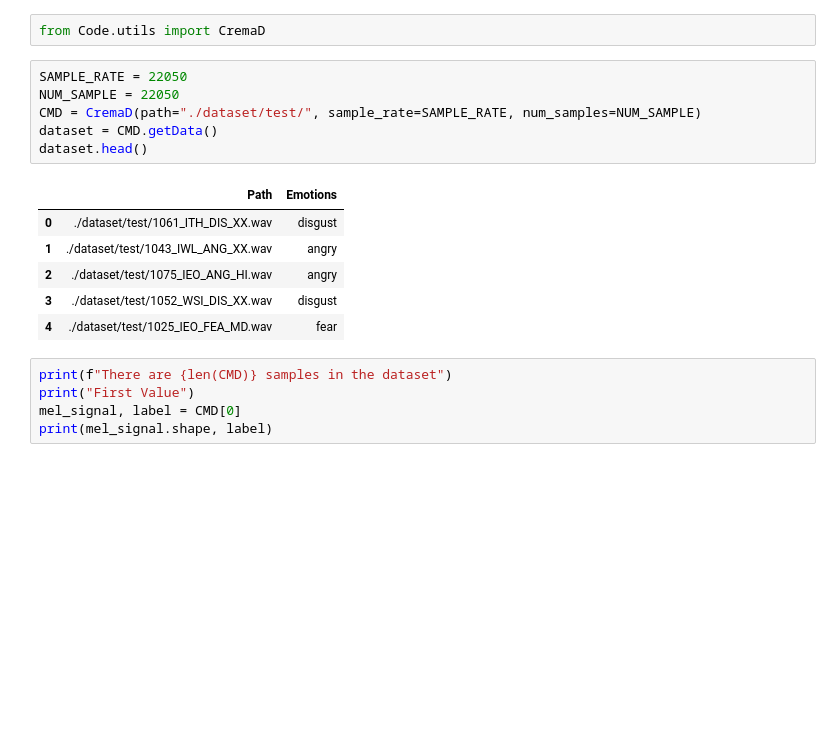
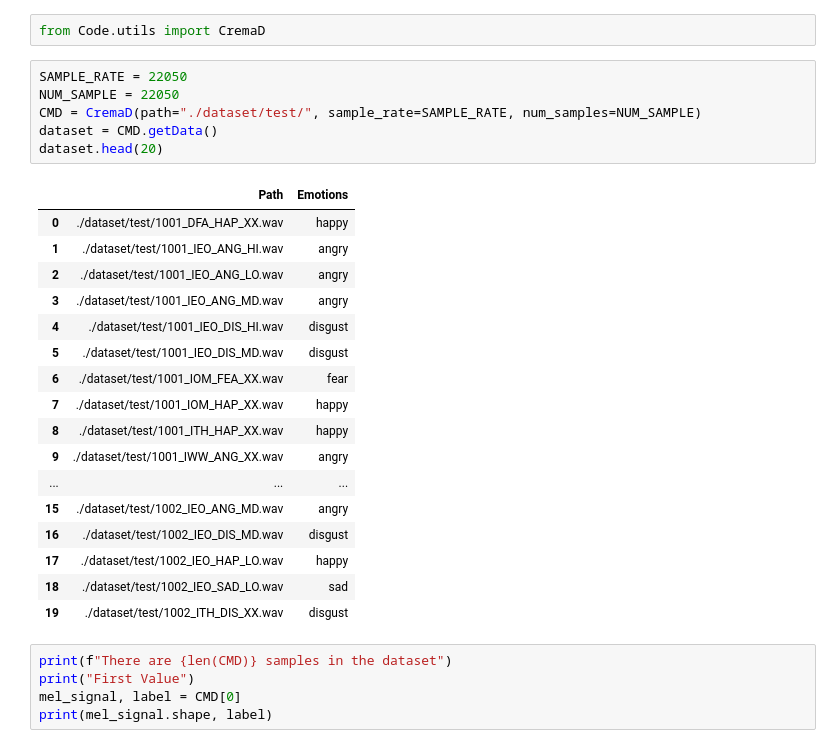
Before and after one commit to satria-ui/TugasAkhir2023, a Jupyter notebook: script/main.ipynb, the cells around one changed output. Saved outputs shown, nothing was run; the diff lists cells and outputs as text; blank space fills up the shorter version.

```diff
--- a/script/main.ipynb
+++ b/script/main.ipynb
@@ -3,16 +3,27 @@ from Code.utils import CremaD
 # %%
 SAMPLE_RATE = 22050
 NUM_SAMPLE = 22050
 CMD = CremaD(path="./dataset/test/", sample_rate=SAMPLE_RATE, num_samples=NUM_SAMPLE)
 dataset = CMD.getData()
-dataset.head()
+dataset.head(20)
 # %% [output]
 |  | Path | Emotions |
-| 0 | ./dataset/test/1061_ITH_DIS_XX.wav | disgust |
-| 1 | ./dataset/test/1043_IWL_ANG_XX.wav | angry |
-| 2 | ./dataset/test/1075_IEO_ANG_HI.wav | angry |
-| 3 | ./dataset/test/1052_WSI_DIS_XX.wav | disgust |
-| 4 | ./dataset/test/1025_IEO_FEA_MD.wav | fear |
+| 0 | ./dataset/test/1001_DFA_HAP_XX.wav | happy |
+| 1 | ./dataset/test/1001_IEO_ANG_HI.wav | angry |
+| 2 | ./dataset/test/1001_IEO_ANG_LO.wav | angry |
+| 3 | ./dataset/test/1001_IEO_ANG_MD.wav | angry |
+| 4 | ./dataset/test/1001_IEO_DIS_HI.wav | disgust |
+| 5 | ./dataset/test/1001_IEO_DIS_MD.wav | disgust |
+| 6 | ./dataset/test/1001_IOM_FEA_XX.wav | fear |
+| 7 | ./dataset/test/1001_IOM_HAP_XX.wav | happy |
+| 8 | ./dataset/test/1001_ITH_HAP_XX.wav | happy |
+| 9 | ./dataset/test/1001_IWW_ANG_XX.wav | angry |
+| ... | ... | ... |
+| 15 | ./dataset/test/1002_IEO_ANG_MD.wav | angry |
+| 16 | ./dataset/test/1002_IEO_DIS_MD.wav | disgust |
+| 17 | ./dataset/test/1002_IEO_HAP_LO.wav | happy |
+| 18 | ./dataset/test/1002_IEO_SAD_LO.wav | sad |
+| 19 | ./dataset/test/1002_ITH_DIS_XX.wav | disgust |
 # %%
 print(f"There are {len(CMD)} samples in the dataset")
 print("First Value")
```
Also changed, not shown: parts of 35 cells of this notebook, 5 other files.
